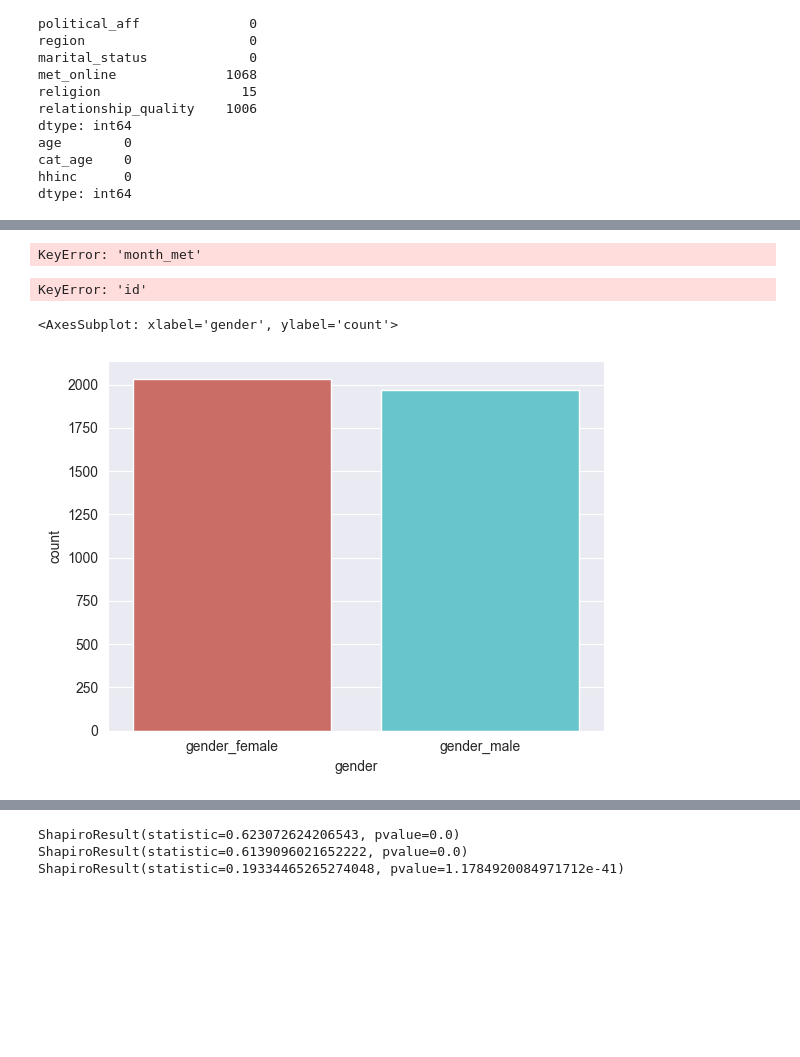
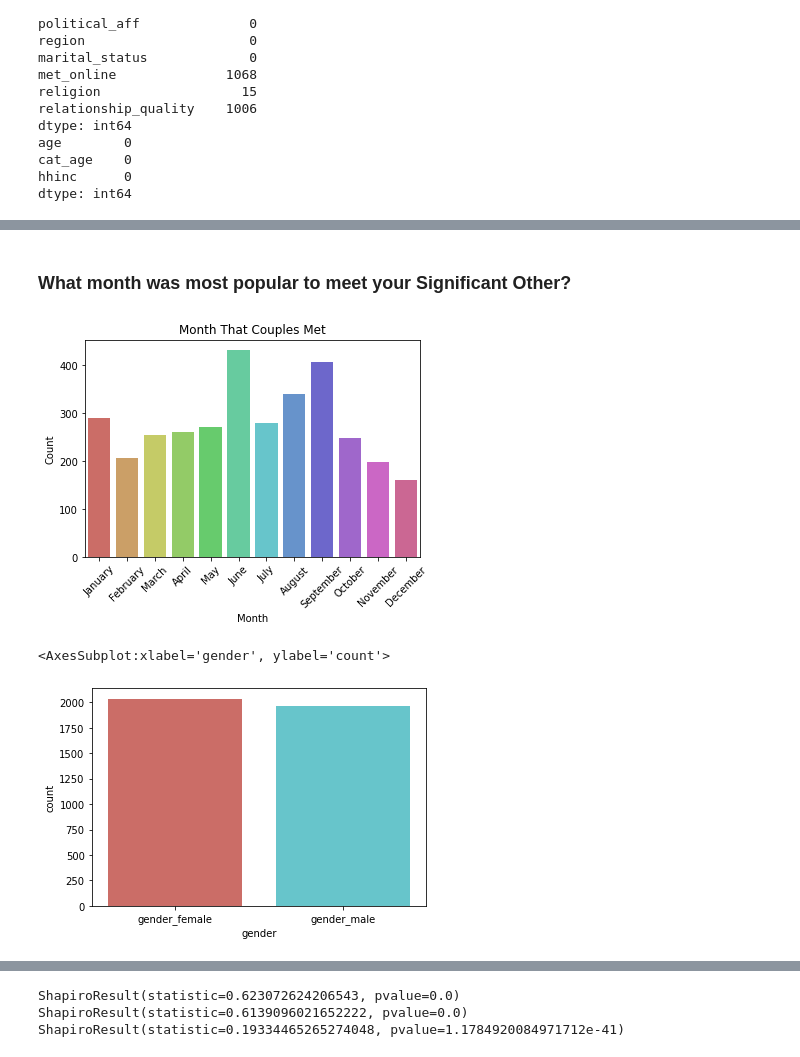
Before and after one commit to hypothetical-lemon/COMP4447-final-project, a Jupyter notebook: final_project.ipynb, the cells around one changed output, grey strips where cells are left out. Saved outputs shown, nothing was run; the diff lists cells and outputs as text; code cells hidden in the pictures; blank space fills up the shorter version.

Commit message:
I fixed everything uwu.. graphs work, split datasets, rename correct columns (#14)

```diff
--- a/final_project.ipynb
+++ b/final_project.ipynb
@@ -96,14 +170,14 @@ df2011.head()
 # %%
-df_numeric = pd.DataFrame()
-df_numeric_encoded = pd.DataFrame()
-df_categorical = pd.DataFrame()
-df_categorical_encoded = pd.DataFrame()
+df_numeric2011 = pd.DataFrame()
+df_numeric_encoded2011 = pd.DataFrame()
+df_categorical2011 = pd.DataFrame()
+df_categorical_encoded2011 = pd.DataFrame()
 
 # Divide data into numeric or categorical responses
-df_numeric = df2011[['ppage', 'ppagecat', 'hhinc']].rename\
-    ({'ppage': 'age', 'ppagecat': 'cat_age'}, axis=1)
+df_numeric2011 = df2011[['caseid_new', 'ppage', 'ppagecat', 'hhinc']].rename\
+    ({'caseid_new': 'id', 'ppage': 'age', 'ppagecat': 'cat_age'}, axis=1)
 
-df_categorical = df2011[['ppgender', 'ppeducat', 'ppincimp',
+df_categorical2011 = df2011[['ppgender', 'ppeducat', 'ppincimp',
                                'ppwork', 'pppartyid3', 'ppreg9',
                                'ppmarit', 'q24_met_online',
                                'papreligion', 'relationship_quality']].rename(
@@ -117,3 +191,6 @@ df_categorical = df2011[['ppgender', 'ppeducat', 'ppincimp',
                      'w6_otherdate_app_2': 'app_used',
                      'ppmarit': 'marital_status',
                      'q24_met_online': 'met_online'})
+
+print(df_numeric2011.head())
+print(df_categorical2011.head())
@@ -210,0 +349,6 @@ max         1.000000       1.000000       1.000000       1.000000     1.000000
+# %%
+df_numeric2011['hhinc'] = df_numeric2011['hhinc'].astype(int)
+df_numeric_encoded2011 = pd.get_dummies(df_numeric2011)
+df_categorical_encoded2011 = pd.get_dummies(df_categorical2011)
+print(df_categorical_encoded2011.head())
+print(df_numeric_encoded2011.head())
@@ -211,8 +373,10 @@ max         1.000000       1.000000       1.000000       1.000000     1.000000
+# %% [markdown]
+### What month was most popular to meet your Significant Other?
 # %%
 months=['January', 'February', 'March', 'April', 'May', 'June', 'July', 'August', 'September', 'October', 'November', 'December']
 counts = []
 for m in months:
-    count = df_numeric['month_met'].value_counts()[m]
+    count = df_numeric2017['month_met'].value_counts()[m]
     counts.append(count)
 month_df = pd.DataFrame({'month': months, 'count': counts})
 p = sns.barplot(x='month', y='count', data=month_df, palette='hls')
@@ -220,22 +384,20 @@ p.set(xlabel='Month', ylabel='Count', title='Month That Couples Met')
 p.tick_params(axis='x', rotation=45)
 plt.show()
 # %% [output]
-KeyError: 'month_met'
+[figure, added]
 # %%
-big_df = pd.concat([df_numeric, df_categorical], axis=1)
+big_df = pd.concat([df_numeric2011, df_categorical2011], axis=1)
 t1 = big_df.pivot_table(values=["hhinc"], index=["region"], aggfunc=np.mean)
 t2 = big_df.pivot_table(values=["id"], index=["marital_status", "met_online"], aggfunc='count')
 t3 = big_df.pivot_table(values=["id"], index=["political_aff", "cat_age"], aggfunc='count')
-# %% [output]
-KeyError: 'id'
 # %%
 # Visualize gender representative
-female_count = df_categorical_encoded['gender_female'].value_counts()[1]
-male_count = df_categorical_encoded['gender_male'].value_counts()[1]
+female_count = df_categorical_encoded2011['gender_female'].value_counts()[1]
+male_count = df_categorical_encoded2011['gender_male'].value_counts()[1]
 gender = pd.DataFrame({'gender': ['gender_female', 'gender_male'], 'count': [female_count, male_count]})
 sns.barplot(x='gender', y='count', data=gender, palette='hls')
 # %% [output]
-<AxesSubplot: xlabel='gender', ylabel='count'>
+<AxesSubplot:xlabel='gender', ylabel='count'>
-[figure, old version]
+[figure, new version]
 # %%
 # Visualize political representative
```
Also changed, not shown: parts of 30 cells of this notebook.
